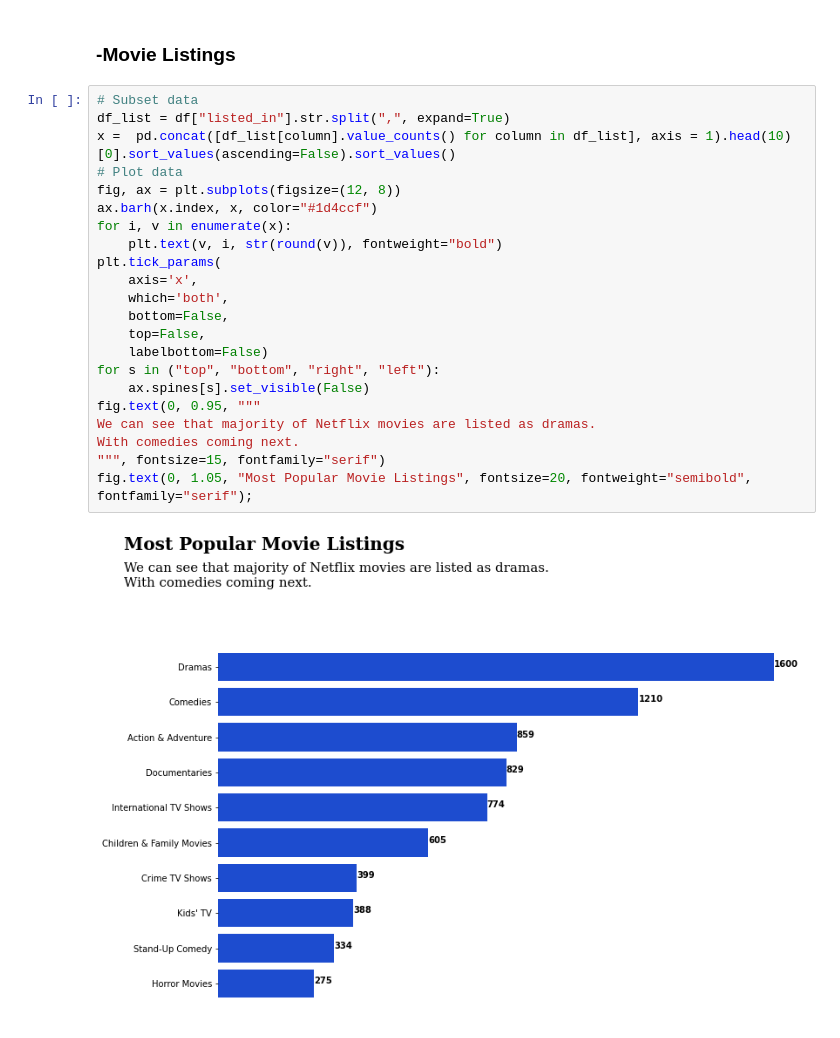
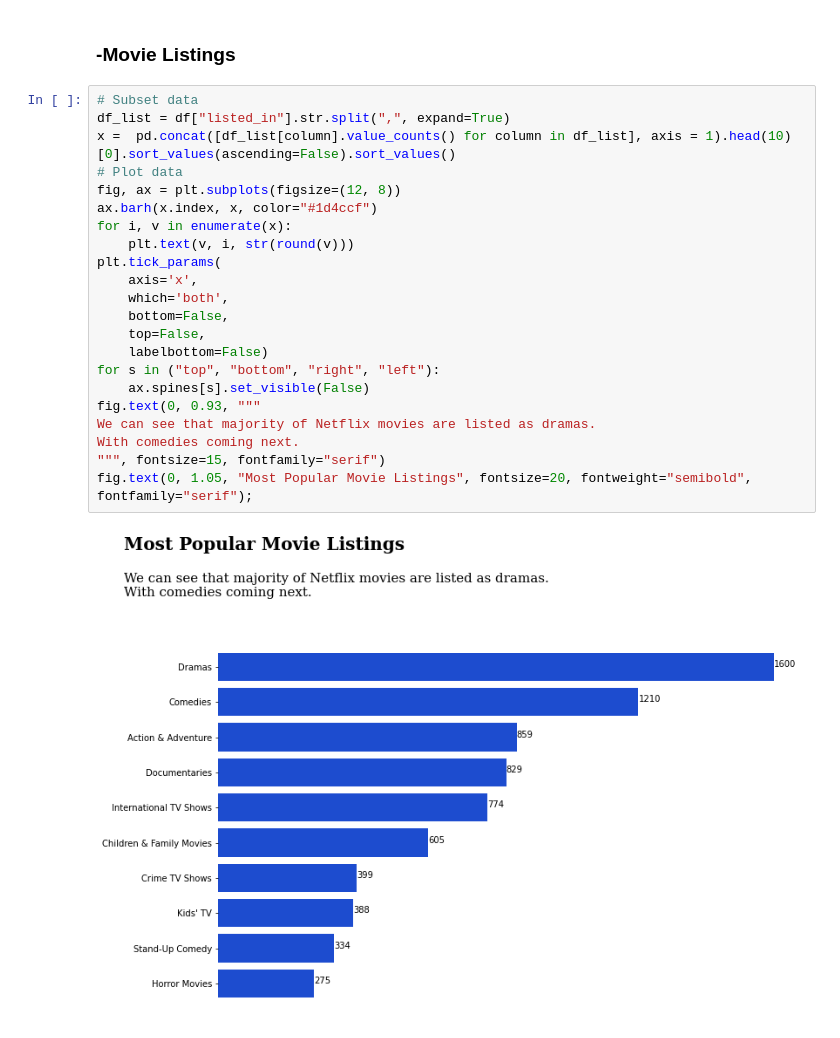
Before and after one commit to TheBlueZayn/Netflix-EDA, a Jupyter notebook: main.ipynb, the cells around one changed output. Saved outputs shown, nothing was run; the diff lists cells and outputs as text.

```diff
--- a/main.ipynb
+++ b/main.ipynb
@@ -847,24 +847,24 @@ plt.text(-0.5, 2300, "Common to both Movies & TV Shows are TV-MA and TV-!4.", fo
 # %%
 # Subset data
 df_list = df["listed_in"].str.split(",", expand=True)
 x =  pd.concat([df_list[column].value_counts() for column in df_list], axis = 1).head(10)[0].sort_values(ascending=False).sort_values()
 # Plot data
 fig, ax = plt.subplots(figsize=(12, 8))
 ax.barh(x.index, x, color="#1d4ccf")
 for i, v in enumerate(x):
-    plt.text(v, i, str(round(v)), fontweight="bold")
+    plt.text(v, i, str(round(v)))
 plt.tick_params(
     axis='x',
     which='both',
     bottom=False,
     top=False,
     labelbottom=False)
 for s in ("top", "bottom", "right", "left"):
     ax.spines[s].set_visible(False)
-fig.text(0, 0.95, """
+fig.text(0, 0.93, """
 We can see that majority of Netflix movies are listed as dramas.
 With comedies coming next.
 """, fontsize=15, fontfamily="serif")
 fig.text(0, 1.05, "Most Popular Movie Listings", fontsize=20, fontweight="semibold", fontfamily="serif");
 # %% [output]
-[figure, old version]
+[figure, new version]
```
